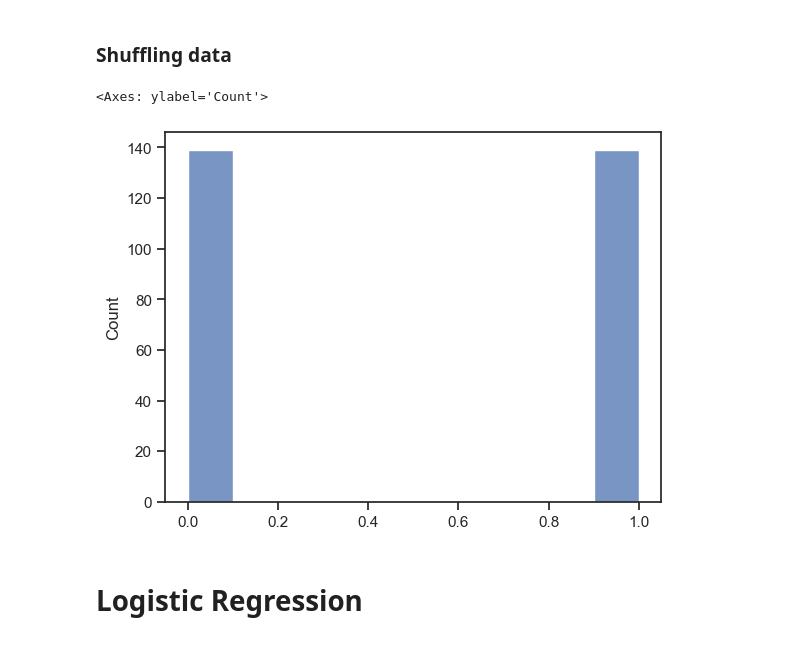
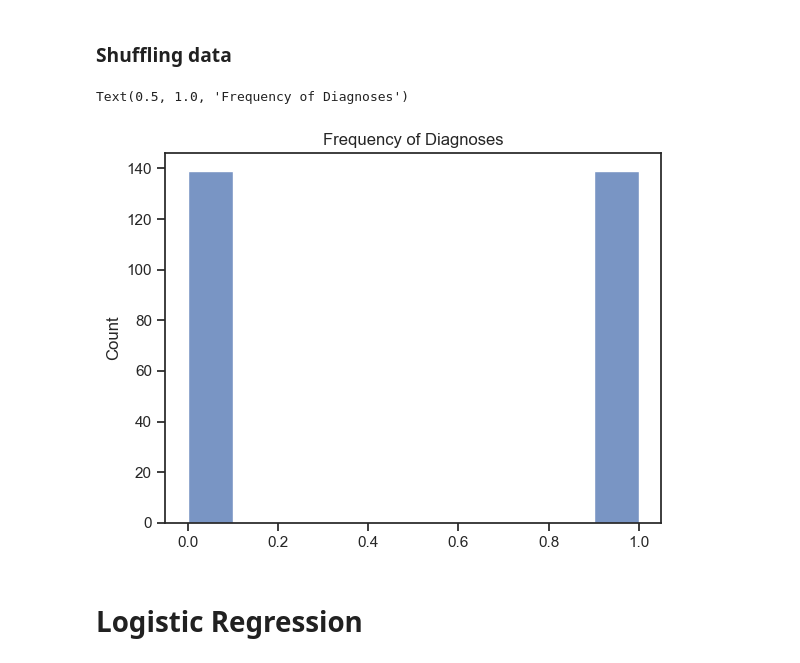
Before and after one commit to xycnotz/207_FINAL, a Jupyter notebook: W207_final_log.ipynb, the cells around one changed output. Saved outputs shown, nothing was run; the diff lists cells and outputs as text; code cells hidden in the pictures.

```diff
--- a/W207_final_log.ipynb
+++ b/W207_final_log.ipynb
@@ -184,9 +187,10 @@ np.random.shuffle(X_train_merged)
 np.random.shuffle(Y_train_merged)
 # %%
 sns.histplot(Y_train_merged)
+plt.title("Frequency of Diagnoses")
 # %% [output]
-<Axes: ylabel='Count'>
+Text(0.5, 1.0, 'Frequency of Diagnoses')
-[figure, old version]
+[figure, new version]
 # %% [markdown]
 # Logistic Regression
 # %%
```
Also changed, not shown: parts of 22 cells of this notebook.
